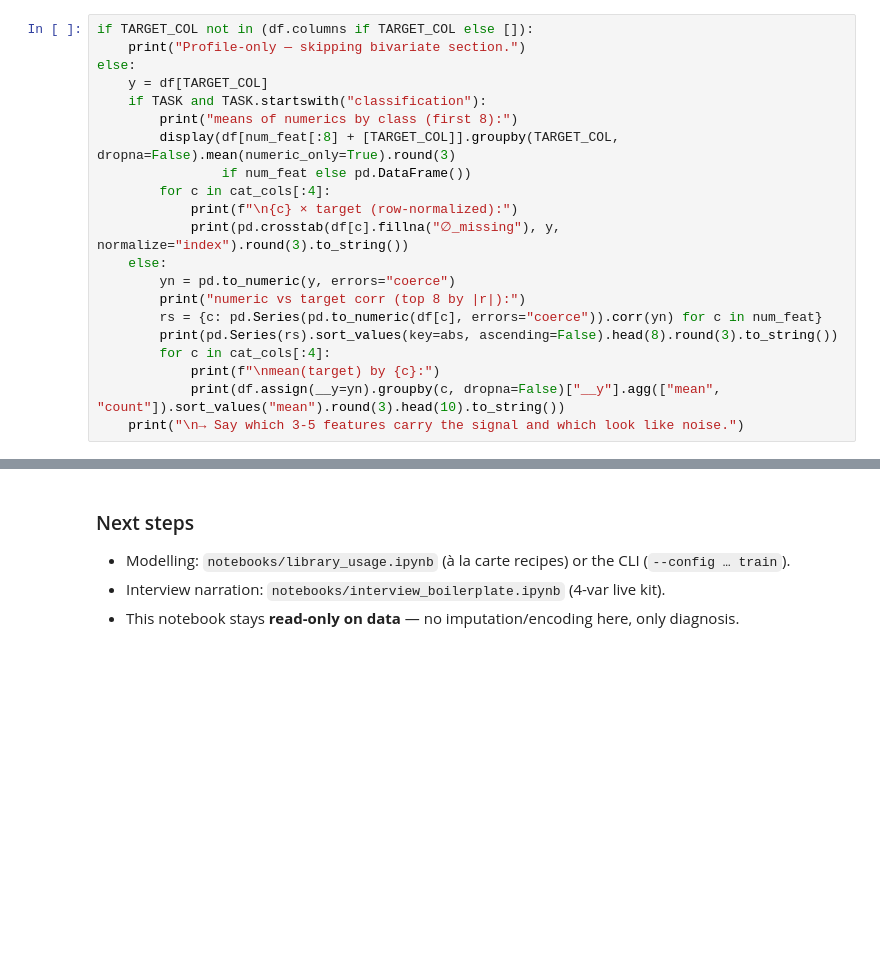
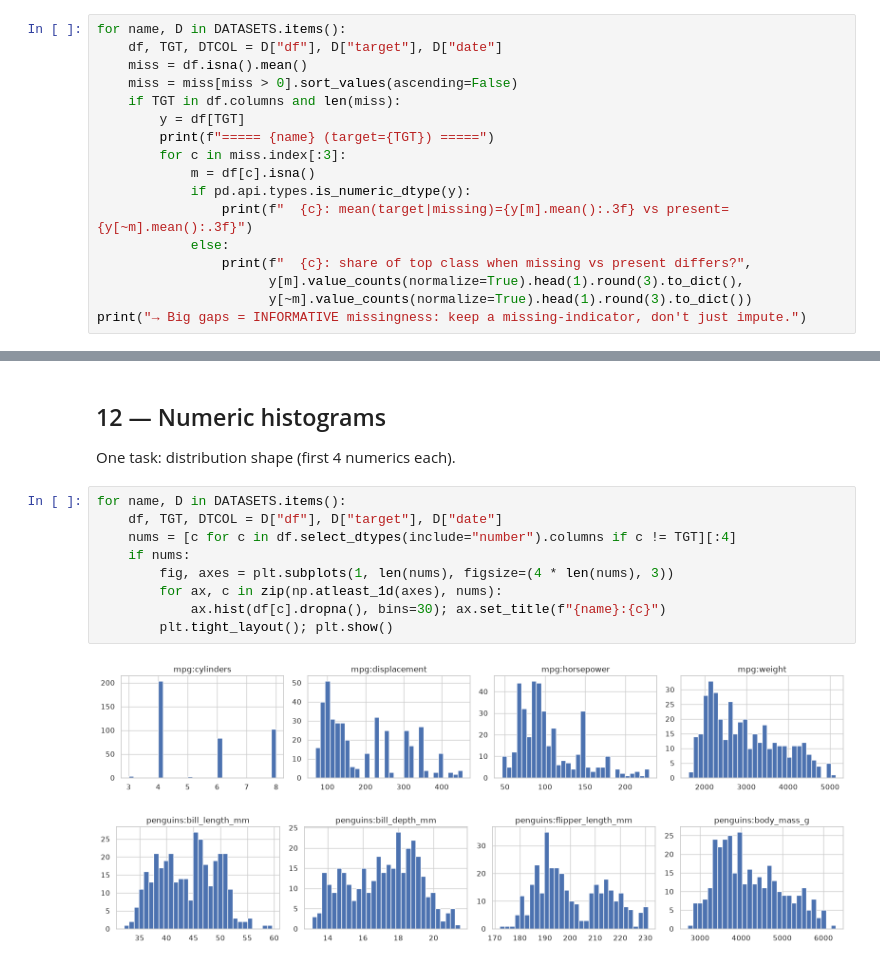
Before and after one commit to rajindersingh041/ml_boiler_plate, a Jupyter notebook: notebooks/eda_universal.ipynb, the cells around one changed output, grey strips where cells are left out. Saved outputs shown, nothing was run; the diff lists cells and outputs as text; blank space fills up the shorter version.

```diff
--- a/notebooks/eda_universal.ipynb
+++ b/notebooks/eda_universal.ipynb
@@ -381,21 +268,17 @@ print("→ Ask: 'which columns would NOT be known at prediction time?' — that
 # %%
-if TARGET_COL not in (df.columns if TARGET_COL else []):
-    print("Profile-only — skipping bivariate section.")
-else:
-    y = df[TARGET_COL]
-    if TASK and TASK.startswith("classification"):
-        print("means of numerics by class (first 8):")
-        display(df[num_feat[:8] + [TARGET_COL]].groupby(TARGET_COL, dropna=False).mean(numeric_only=True).round(3)
-                if num_feat else pd.DataFrame())
-        for c in cat_cols[:4]:
-            print(f"\n{c} × target (row-normalized):")
-            print(pd.crosstab(df[c].fillna("∅_missing"), y, normalize="index").round(3).to_string())
-    else:
-        yn = pd.to_numeric(y, errors="coerce")
-        print("numeric vs target corr (top 8 by |r|):")
-        rs = {c: pd.Series(pd.to_numeric(df[c], errors="coerce")).corr(yn) for c in num_feat}
-        print(pd.Series(rs).sort_values(key=abs, ascending=False).head(8).round(3).to_string())
-        for c in cat_cols[:4]:
-            print(f"\nmean(target) by {c}:")
-            print(df.assign(__y=yn).groupby(c, dropna=False)["__y"].agg(["mean", "count"]).sort_values("mean").round(3).head(10).to_string())
-    print("\n→ Say which 3-5 features carry the signal and which look like noise.")
+for name, D in DATASETS.items():
+    df, TGT, DTCOL = D["df"], D["target"], D["date"]
+    miss = df.isna().mean()
+    miss = miss[miss > 0].sort_values(ascending=False)
+    if TGT in df.columns and len(miss):
+        y = df[TGT]
+        print(f"===== {name} (target={TGT}) =====")
+        for c in miss.index[:3]:
+            m = df[c].isna()
+            if pd.api.types.is_numeric_dtype(y):
+                print(f"  {c}: mean(target|missing)={y[m].mean():.3f} vs present={y[~m].mean():.3f}")
+            else:
+                print(f"  {c}: share of top class when missing vs present differs?",
+                      y[m].value_counts(normalize=True).head(1).round(3).to_dict(),
+                      y[~m].value_counts(normalize=True).head(1).round(3).to_dict())
+print("→ Big gaps = INFORMATIVE missingness: keep a missing-indicator, don't just impute.")
@@ -433,5 +322,15 @@ except Exception as e:
 # %% [markdown]
-### Next steps
-- Modelling: `notebooks/library_usage.ipynb` (à la carte recipes) or the CLI (`--config … train`).
-- Interview narration: `notebooks/interview_boilerplate.ipynb` (4-var live kit).
-- This notebook stays **read-only on data** — no imputation/encoding here, only diagnosis.
+## 12 — Numeric histograms
+One task: distribution shape (first 4 numerics each).
+# %%
+for name, D in DATASETS.items():
+    df, TGT, DTCOL = D["df"], D["target"], D["date"]
+    nums = [c for c in df.select_dtypes(include="number").columns if c != TGT][:4]
+    if nums:
+        fig, axes = plt.subplots(1, len(nums), figsize=(4 * len(nums), 3))
+        for ax, c in zip(np.atleast_1d(axes), nums):
+            ax.hist(df[c].dropna(), bins=30); ax.set_title(f"{name}:{c}")
+        plt.tight_layout(); plt.show()
+# %% [output]
+[figure, added]
+[figure, added]
```
Also changed, not shown: parts of 61 cells of this notebook.
